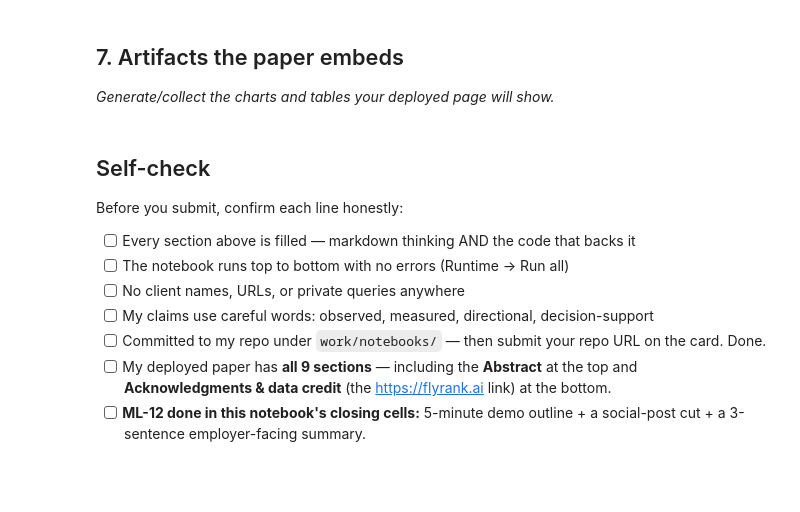
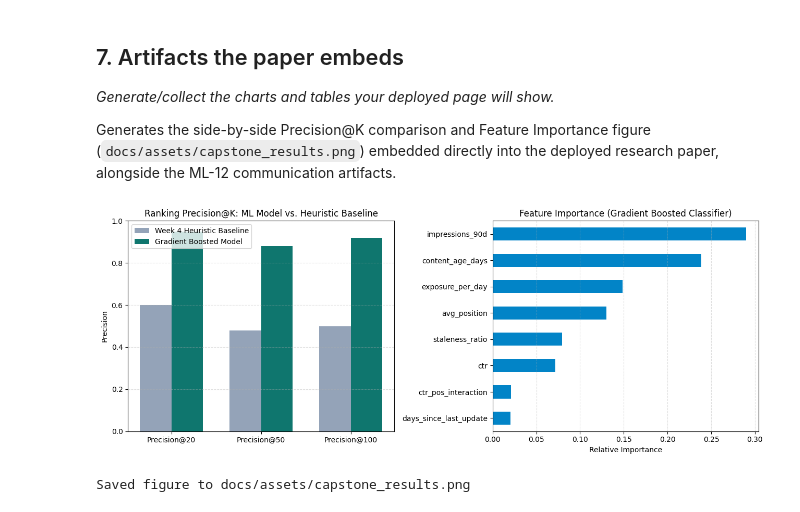
Before and after one commit to tahaamjad2004/ml-internship, a Jupyter notebook: work/notebooks/capstone.ipynb, the cells around one changed output. Saved outputs shown, nothing was run; the diff lists cells and outputs as text; code cells hidden in the pictures; blank space fills up the shorter version.

```diff
--- a/work/notebooks/capstone.ipynb
+++ b/work/notebooks/capstone.ipynb
@@ -20,0 +44,11 @@ This skeleton is yours to fill. Work the sections **in order** — each one has
+# %%
+df = pd.read_csv("data/raw/content_refresh_anonymized.csv")
+df["target_declining"] = df["trend_direction"].str.lower().eq("down").astype(int)
+
+# Availability & completeness check
+df["is_valid"] = (df["impressions_90d"] > 0) & (df["days_since_last_update"].notna())
+print(f"Total Rows: {len(df):,}")
+print(f"Valid Complete Rows: {df['is_valid'].sum():,} ({df['is_valid'].mean():.1%})")
+print(f"Target Prevalence (Declining): {df['target_declining'].mean():.1%}")
+print("\nSummary Statistics (Public-Safe Aggregates):")
+print(df[["content_age_days", "days_since_last_update", "impressions_90d", "avg_position", "ctr"]].describe().round(2))
@@ -34,15 +230,37 @@ This skeleton is yours to fill. Work the sections **in order** — each one has
 ## 7. Artifacts the paper embeds
 
 *Generate/collect the charts and tables your deployed page will show.*
+
+Generates the side-by-side Precision@K comparison and Feature Importance figure (`docs/assets/capstone_results.png`) embedded directly into the deployed research paper, alongside the ML-12 communication artifacts.
-# %% [markdown]
-## Self-check
-
-Before you submit, confirm each line honestly:
-
-- [ ] Every section above is filled — markdown thinking AND the code that backs it
-- [ ] The notebook runs top to bottom with no errors (Runtime → Run all)
-- [ ] No client names, URLs, or private queries anywhere
-- [ ] My claims use careful words: observed, measured, directional, decision-support
-- [ ] Committed to my repo under `work/notebooks/` — then submit your repo URL on the card. Done.
-- [ ] My deployed paper has **all 9 sections** — including the **Abstract** at the top and **Acknowledgments & data credit** (the https://flyrank.ai link) at the bottom.
-- [ ] **ML-12 done in this notebook's closing cells:** 5-minute demo outline + a social-post cut + a 3-sentence employer-facing summary.
+# %%
+fig, axes = plt.subplots(1, 2, figsize=(13, 5))
+
+ks = ["Precision@20", "Precision@50", "Precision@100"]
+base_vals = [metrics["baseline_p20"], metrics["baseline_p50"], metrics["baseline_p100"]]
+ml_vals = [metrics["ml_p20"], metrics["ml_p50"], metrics["ml_p100"]]
+
+x = np.arange(len(ks))
+width = 0.35
+axes[0].bar(x - width/2, base_vals, width, label="Week 4 Heuristic Baseline", color="#94a3b8")
+axes[0].bar(x + width/2, ml_vals, width, label="Gradient Boosted Model", color="#0f766e")
+axes[0].set_xticks(x)
+axes[0].set_xticklabels(ks)
+axes[0].set_ylim(0, 1.0)
+axes[0].set_ylabel("Precision")
+axes[0].set_title("Ranking Precision@K: ML Model vs. Heuristic Baseline")
+axes[0].legend()
+axes[0].grid(axis="y", linestyle="--", alpha=0.4)
+
+importances = pd.Series(gb_model.feature_importances_, index=feature_cols).sort_values()
+importances.plot(kind="barh", ax=axes[1], color="#0284c7")
+axes[1].set_title("Feature Importance (Gradient Boosted Classifier)")
+axes[1].set_xlabel("Relative Importance")
+axes[1].grid(axis="x", linestyle="--", alpha=0.4)
+
+plt.tight_layout()
+plt.savefig("docs/assets/capstone_results.png", dpi=150)
+plt.show()
+print("Saved figure to docs/assets/capstone_results.png")
+# %% [output]
+[figure, added]
+Saved figure to docs/assets/capstone_results.png
```
Also changed, not shown: parts of 18 cells of this notebook.
